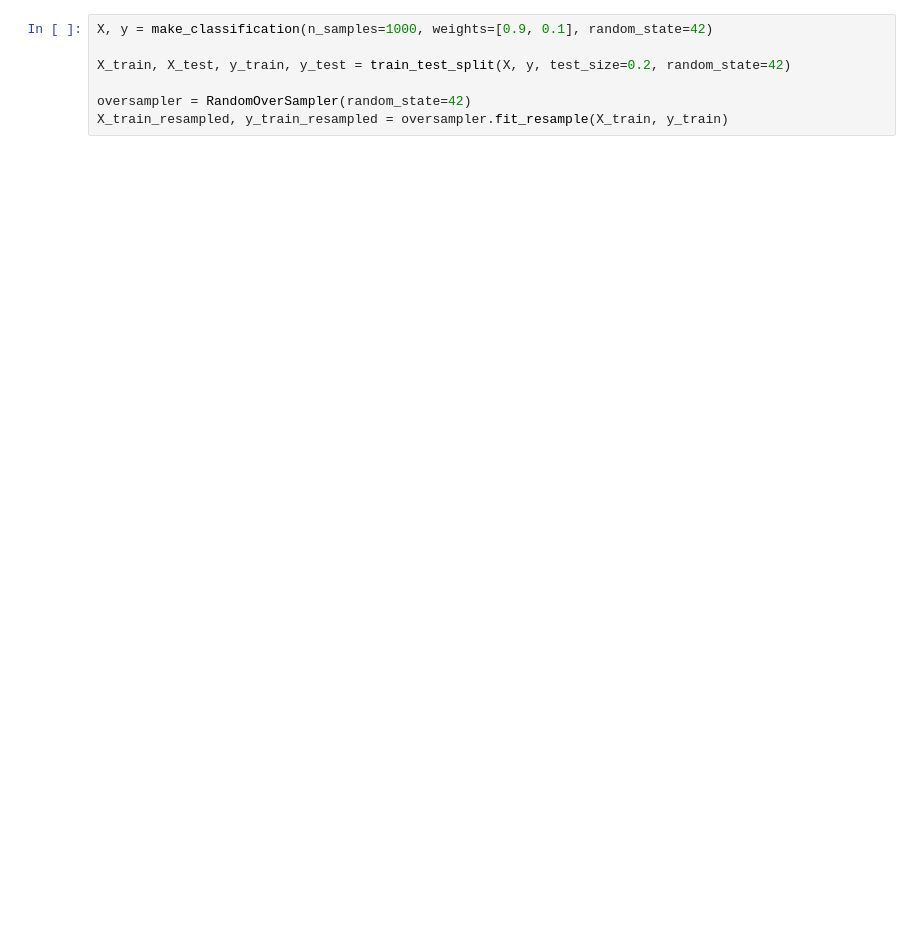
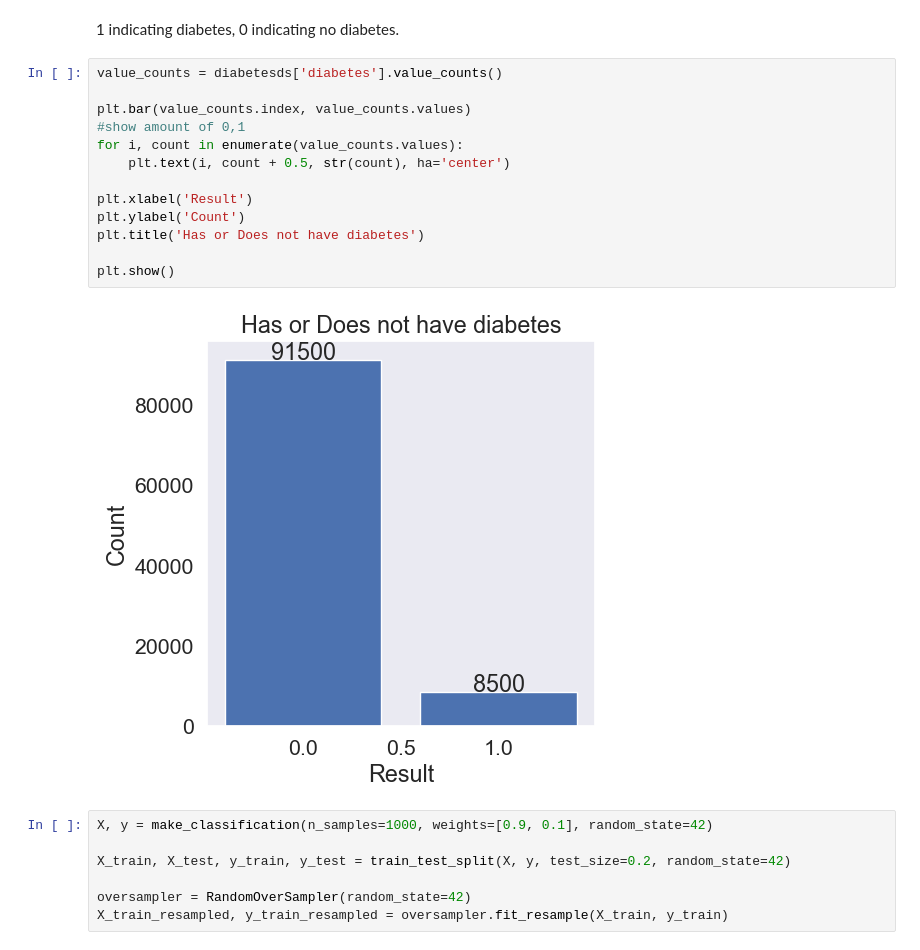
Before and after one commit to alexxtodea/DataAnalytics, a Jupyter notebook: DiabetesPrediction/Diabetes.ipynb, the cells around one changed output. Saved outputs shown, nothing was run; the diff lists cells and outputs as text; blank space fills up the shorter version.

Commit message:
Added diabetes analysis

```diff
--- a/DiabetesPrediction/Diabetes.ipynb
+++ b/DiabetesPrediction/Diabetes.ipynb
@@ -14,3 +68,20 @@ ModuleNotFoundError: No module named 'imblearn'
+# %% [markdown]
+1 indicating diabetes, 0 indicating no diabetes.
+# %%
+value_counts = diabetesds['diabetes'].value_counts()
+
+plt.bar(value_counts.index, value_counts.values)
+#show amount of 0,1
+for i, count in enumerate(value_counts.values):
+    plt.text(i, count + 0.5, str(count), ha='center')
+
+plt.xlabel('Result')
+plt.ylabel('Count')
+plt.title('Has or Does not have diabetes')
+
+plt.show()
+# %% [output]
+[figure, added]
 # %%
 X, y = make_classification(n_samples=1000, weights=[0.9, 0.1], random_state=42)
 
```
Also changed, not shown: parts of 28 cells of this notebook, 1 other file.
